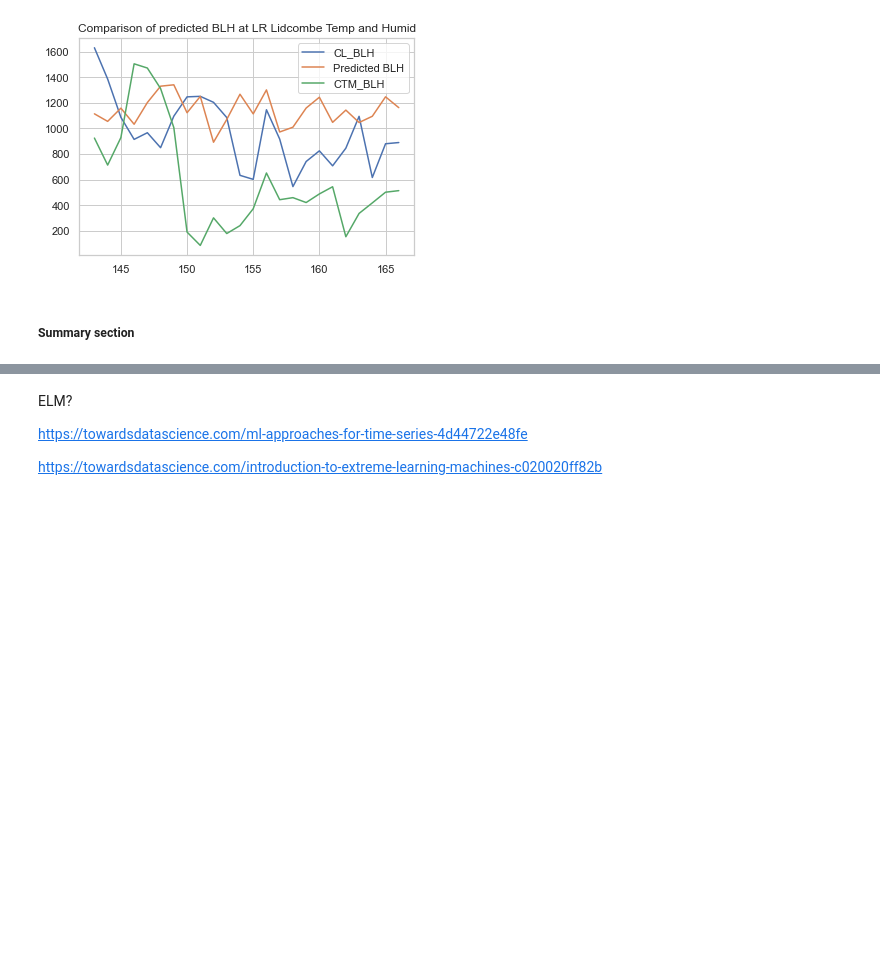
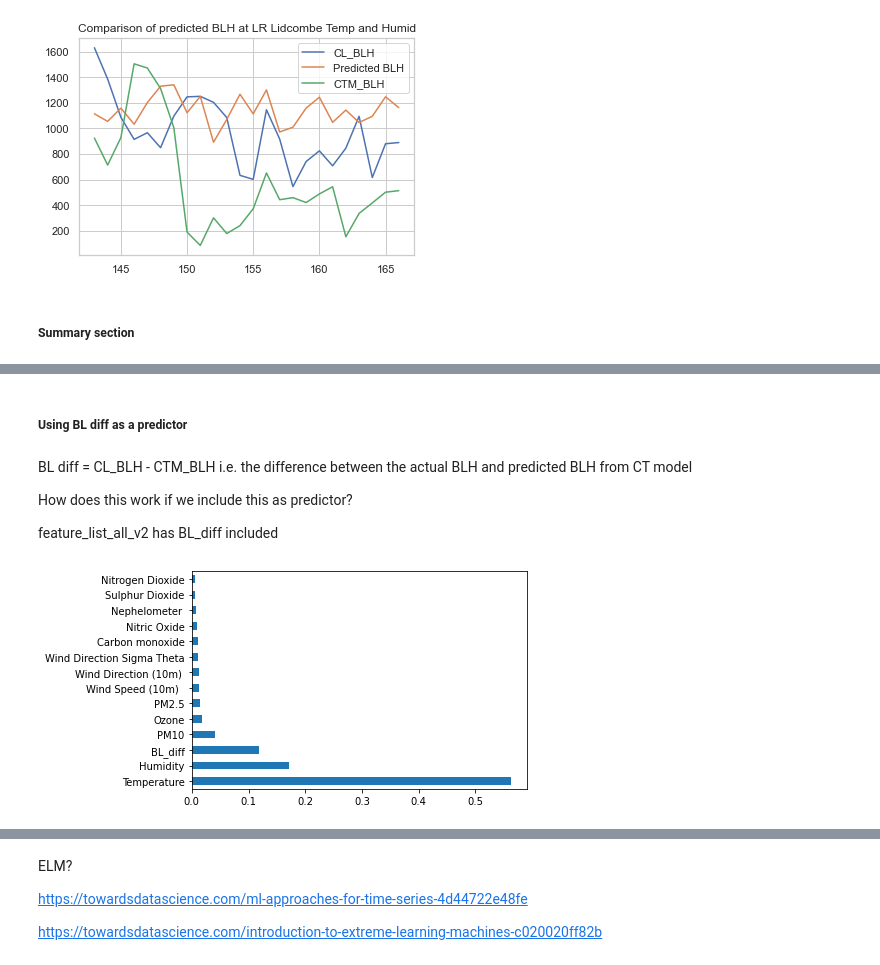
Before and after one commit to LlahsivK/group-18, a Jupyter notebook: Analysis3_Modelling_TKversion_20210806.ipynb, the cells around one changed output, grey strips where cells are left out. Saved outputs shown, nothing was run; the diff lists cells and outputs as text; code cells hidden in the pictures; blank space fills up the shorter version.

Commit message:
Add files via upload
With nicer charting options

```diff
--- a/Analysis3_Modelling_TKversion_20210806.ipynb
+++ b/Analysis3_Modelling_TKversion_20210806.ipynb
@@ -424,6 +424,9 @@ feature_list = ['Carbon monoxide',
  'Wind Direction Sigma Theta']
 # %%
 feature_list_all = [feature for feature in df_merriwa.columns][4:len(df_merriwa.columns)-2]
+# %%
+#Feature including BL diff as predictor.
+feature_list_all_v2 = [feature for feature in df_merriwa.columns][4:len(df_merriwa.columns)-1]
 # %% [markdown]
 <h5>Generic modelling functions</h5>
 # %%
@@ -803,0 +807,28 @@ combined_predicted_plots(df_combined_predicted_lidcombe, 'Actual vs Predicted BL
+# %% [markdown]
+<h5>Using BL diff as a predictor</h5>
+# %% [markdown]
+BL diff = CL_BLH - CTM_BLH i.e. the difference between the actual BLH and predicted BLH from CT model
+
+How does this work if we include this as predictor?
+
+feature_list_all_v2 has BL_diff included
+# %%
+#Various ensemble methods on Merriwa
+
+df_merriwa_xgbm_v2 = modeller(df_merriwa_filled, feature_list_all_v2, 'CL_BLH', xgbm_model)
+df_merriwa_lgbm_v2 = modeller(df_merriwa_filled, feature_list_all_v2, 'CL_BLH', lgbm_model)
+df_merriwa_ada_v2 = modeller(df_merriwa_filled, feature_list_all_v2, 'CL_BLH', ada_model)
+df_merriwa_rf_v2, rf_merriwa_v2 = rf_modeller(df_merriwa_filled, feature_list_all_v2, 'CL_BLH')
+df_merriwa_svr_v2 = modeller(df_merriwa_filled, feature_list_all_v2, 'CL_BLH', bagged_SVR_model)
+
+
+#Various ensemble methods at Lidcombe
+df_lidcombe_xgbm_v2 = modeller(df_lidcombe_filled, feature_list_all_v2, 'CL_BLH', xgbm_model)
+df_lidcombe_lgbm_v2 = modeller(df_lidcombe_filled, feature_list_all_v2, 'CL_BLH', lgbm_model)
+df_lidcombe_ada_v2 = modeller(df_lidcombe_filled, feature_list_all_v2, 'CL_BLH', ada_model)
+df_lidcombe_rf_v2, rf_lidcombe_v2 = rf_modeller(df_lidcombe_filled, feature_list_all_v2, 'CL_BLH')
+df_lidcombe_svr_v2 = modeller(df_lidcombe_filled, feature_list_all_v2, 'CL_BLH', bagged_SVR_model)
+# %%
+feature_importance_plot(rf_merriwa_v2, feature_list_all_v2)
+# %% [output]
+[figure, added]
```
Also changed, not shown: parts of 27 cells of this notebook.
